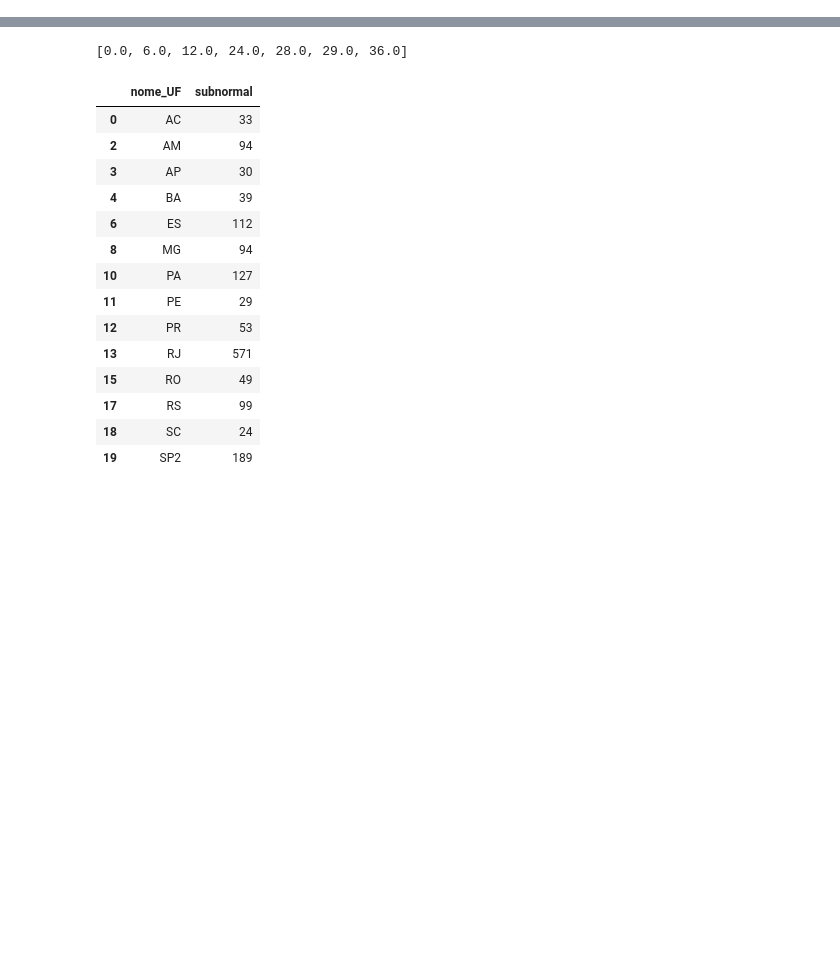
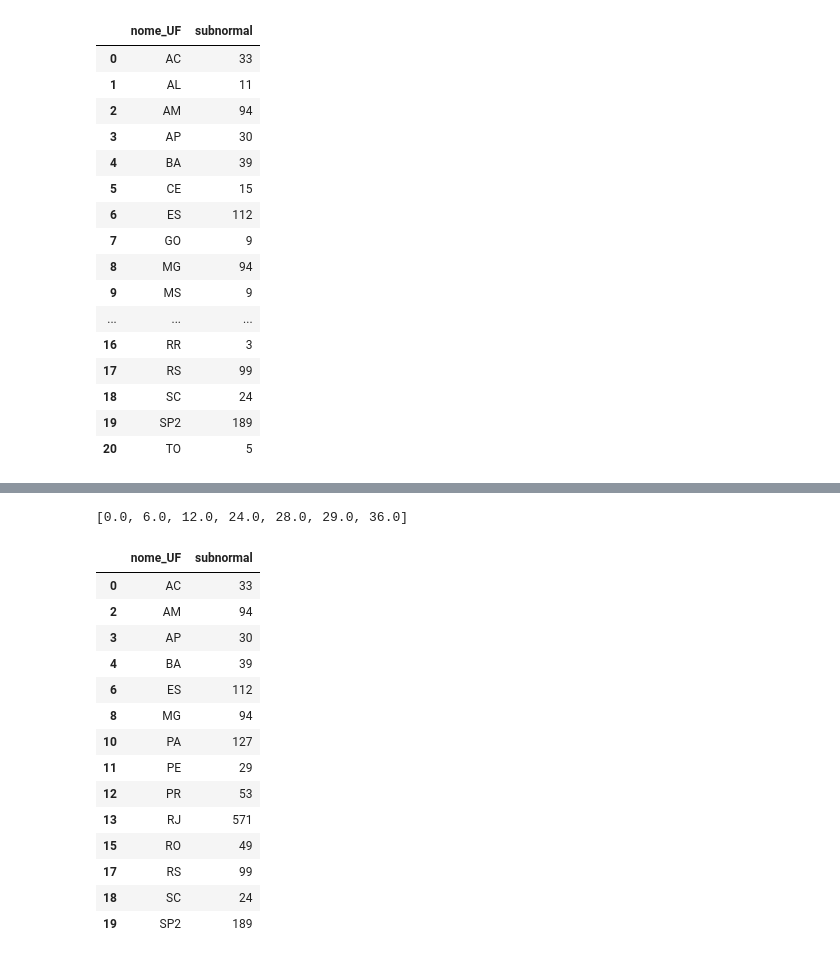
Before and after one commit to cem-usp/assentamentos-precarios-no-brasil-urbano, a Jupyter notebook: 04-processamento-regioes.ipynb, the cells around one changed output, grey strips where cells are left out. Saved outputs shown, nothing was run; the diff lists cells and outputs as text; code cells hidden in the pictures; blank space fills up the shorter version.

```diff
--- a/04-processamento-regioes.ipynb
+++ b/04-processamento-regioes.ipynb
@@ -155,3 +151,23 @@ Index(['Cod_setor', 'uf', 'nome_UF', 'rm', 'nome_rm', 'meso_regiao',
       dtype='object')
 # %%
 r_ufs = df[df.rm.isin(cidades_fora_rms)].loc[(subnormal), ['nome_UF', 'subnormal']].groupby('nome_UF').count().reset_index()
+# %%
+r_ufs
+# %% [output]
+|  | nome_UF | subnormal |
+| 0 | AC | 33 |
+| 1 | AL | 11 |
+| 2 | AM | 94 |
+| 3 | AP | 30 |
+| 4 | BA | 39 |
+| 5 | CE | 15 |
+| 6 | ES | 112 |
+| 7 | GO | 9 |
+| 8 | MG | 94 |
+| 9 | MS | 9 |
+| ... | ... | ... |
+| 16 | RR | 3 |
+| 17 | RS | 99 |
+| 18 | SC | 24 |
+| 19 | SP2 | 189 |
+| 20 | TO | 5 |
```
Also changed, not shown: parts of 14 cells of this notebook, 6 other files.
